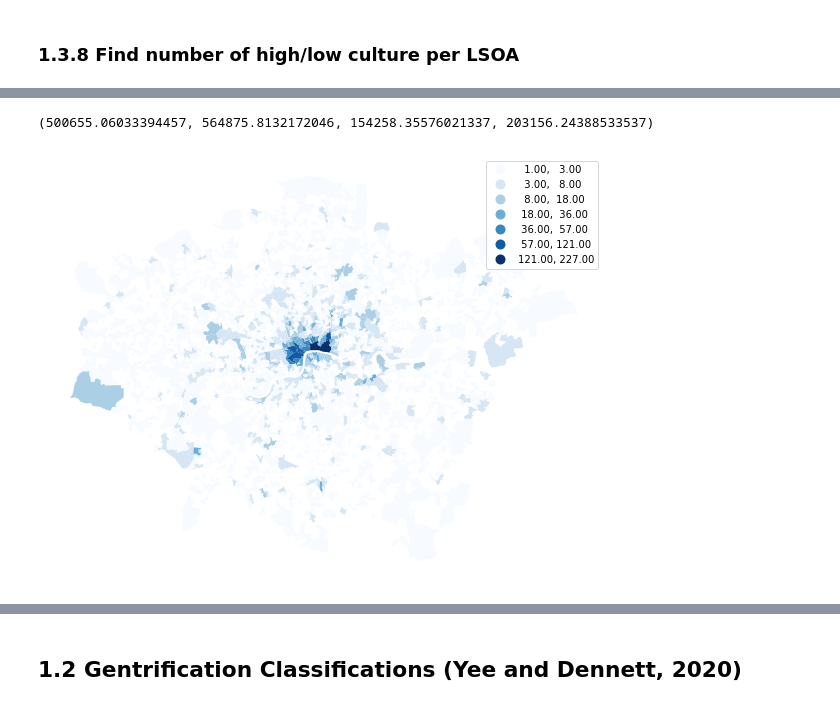
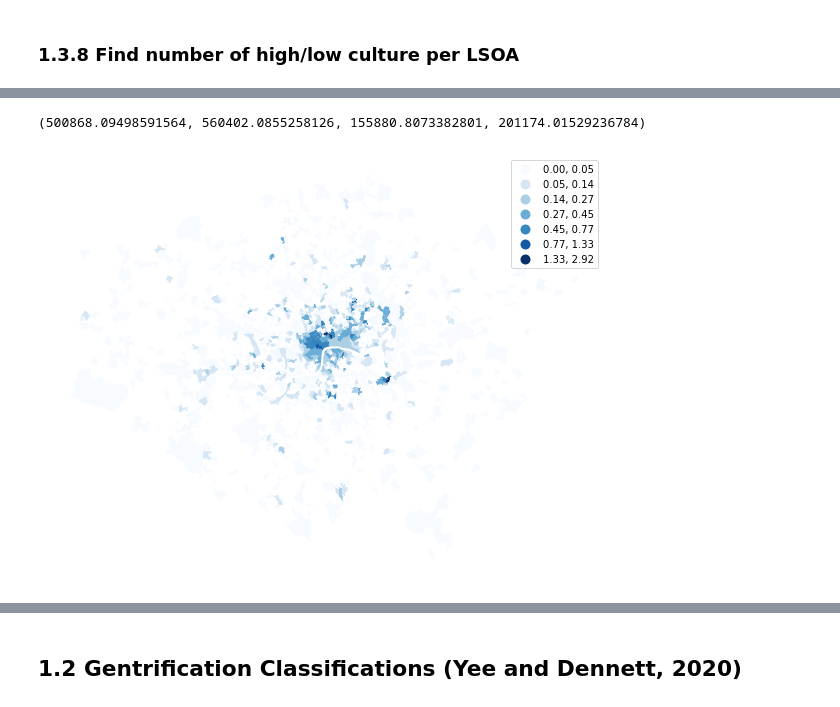
Before and after one commit to ZacharyP-E/are-you-gitting-me, a Jupyter notebook: 1.0 Data Wrangling.ipynb, the cells around one changed output, grey strips where cells are left out. Drawn from its saved outputs; the diff is of its cells as text; code cells hidden in the pictures.

Commit message:
Clean up cultural density calcs and removal of duplicates

```diff
--- a/1.0 Data Wrangling.ipynb
+++ b/1.0 Data Wrangling.ipynb
@@ -207,3 +224,5 @@ gdf_cez.shape
 # %%
-cultural_all = gdf_cultural.append(gdf_cez, ignore_index = True)
-#cultural_all = pd.concat(gdf_cultural, gdf_cex, ignore_index = True)
+cultural_all = gdf_cult_select.append(gdf_cez_select, ignore_index = True)
+# cultural_all = pd.concat(gdf_cultural, gdf_cez, ignore_index = True)
+
+cultural_all.shape
@@ -223,5 +245,14 @@ cultural_all[site_names.isin(site_names[site_names.duplicated()])].sort_values("
 # %%
-# 4,099 duplicate observations identified
-cultural_all.sort_values("cez").drop_duplicates(subset = "site_name", keep = 'first', inplace = True, ignore_index = True)
-cultural_all.shape
+#Use site_name, easting and northing to identify unique venues
+
+# HOWEVER, due to geocoding discrepancies, some records that are clearly a single venue have slightly different easting/northing values
+# THEREFORE, create a new variable that is 'rough' easting/northing, that is only accurate to ~100m
+# USE these new fuzzy e/n variables as the identification field for duplicates
+
+# Create new easting/northing vars
+cultural_clean['easting_fuzzy'] = round(cultural_clean.easting/100)
+cultural_clean['northing_fuzzy'] = round(cultural_clean.northing/100)
+
+cultural_clean.drop_duplicates(subset = ["site_name", "easting_fuzzy", "northing_fuzzy"], keep = 'first', inplace = True, ignore_index = True)
+cultural_clean.shape
 # %% [output]
@@ -313,3 +354,11 @@ cult_count
 # %%
 #Merge sum per LSOA back with the overall spatially referenced LSOA data
 lsoa_clt = lsoa_prop.merge(cult_count, how="left", on="LSOA_CODE")
+# %%
+# Calculate density of cultural points
+
+lsoa_clt['clt_low_density'] = lsoa_clt.low_count/lsoa_clt.area*10000
+
+lsoa_clt['clt_high_density'] = lsoa_clt.high_count/lsoa_clt.area*10000
+
+lsoa_clt['clt_total_density'] = lsoa_clt.total_clt_count/lsoa_clt.area*10000
@@ -338,15 +385,11 @@ plt.axis("off")
 # %%
-#An inital map identifying rates of professionalisation of AirBnB across London
+# Mapping density of low cultural venues per LSOA
 fig, ax = plt.subplots(1, figsize=(10,10))
 
-lsoa_clt.plot(column="count", legend=True, ax=ax, k=7, scheme = "fisher_jenks", cmap="Blues"
+lsoa_clt.plot(column="clt_low_density", legend=True, ax=ax, k=7, scheme = "fisher_jenks", cmap="Blues"
               # , missing_kwds= dict(color = "lightgrey", label="No AirBnB's", edgecolor = "red", hatch= "///", linewidth=0.5)
              )
-
 plt.axis("off")
-
-# plt.savefig("figures/proportion_of_professional_hosts.png", dpi=300, facecolor="white", bbox_inches="tight")
-# plt.show()
 # %% [output]
-(500655.06033394457, 564875.8132172046, 154258.35576021337, 203156.24388533537)
+(500868.09498591564, 560402.0855258126, 155880.8073382801, 201174.01529236784)
-[figure, old version]
+[figure, new version]
```
Also changed, not shown: parts of 33 cells of this notebook, 1 other file.
